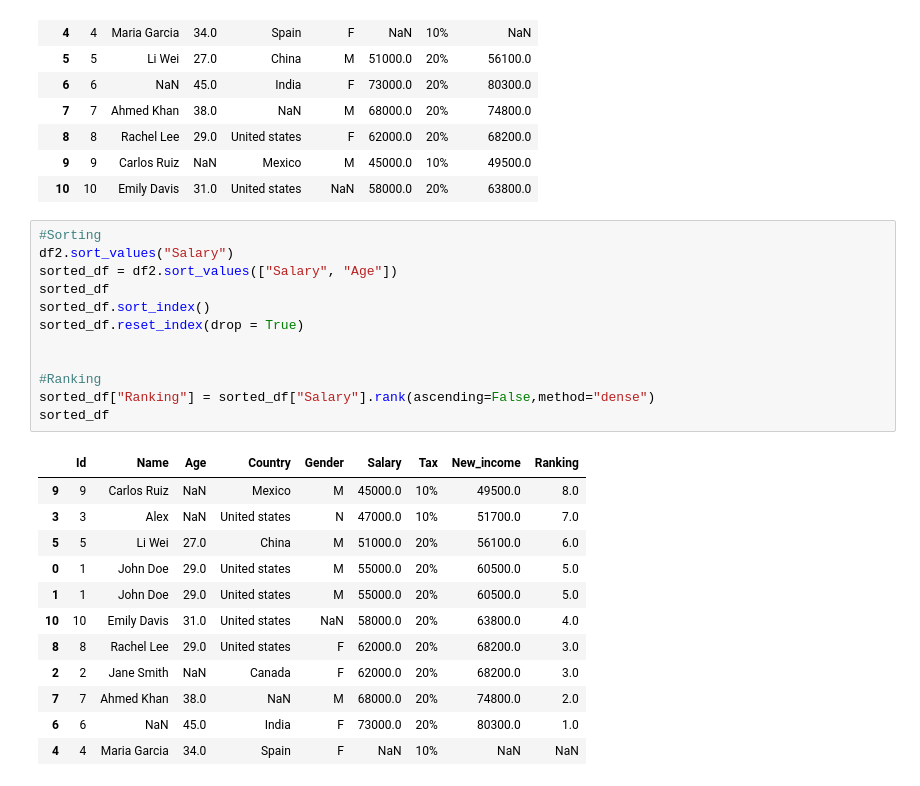
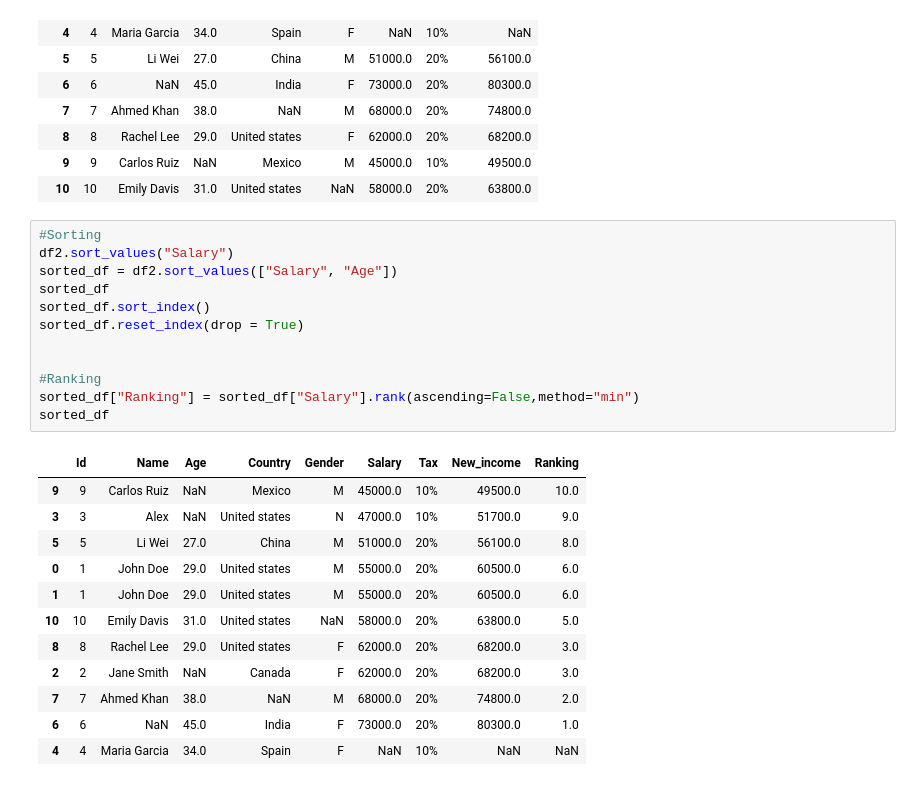
Before and after one commit to Vaibhavsharma001/python-practice, a Jupyter notebook: PYTHON LIBRARIES/PANDAS/8_data_transformation.ipynb, the cells around one changed output. Cells and saved outputs as stored; diff of their text form.

Commit message:
feat: reset execution counts and update ranking method in data transformation notebook

```diff
--- a/PYTHON LIBRARIES/PANDAS/8_data_transformation.ipynb
+++ b/PYTHON LIBRARIES/PANDAS/8_data_transformation.ipynb
@@ -139,23 +139,23 @@ df2.rename(index = {1: "First"})
 # %%
 #Sorting
 df2.sort_values("Salary")
 sorted_df = df2.sort_values(["Salary", "Age"])
 sorted_df
 sorted_df.sort_index()
 sorted_df.reset_index(drop = True)
 
 
 #Ranking
-sorted_df["Ranking"] = sorted_df["Salary"].rank(ascending=False,method="dense")
+sorted_df["Ranking"] = sorted_df["Salary"].rank(ascending=False,method="min")
 sorted_df
 # %% [output]
 |  | Id | Name | Age | Country | Gender | Salary | Tax | New_income | Ranking |
-| 9 | 9 | Carlos Ruiz | NaN | Mexico | M | 45000.0 | 10% | 49500.0 | 8.0 |
-| 3 | 3 | Alex | NaN | United states | N | 47000.0 | 10% | 51700.0 | 7.0 |
-| 5 | 5 | Li Wei | 27.0 | China | M | 51000.0 | 20% | 56100.0 | 6.0 |
-| 0 | 1 | John Doe | 29.0 | United states | M | 55000.0 | 20% | 60500.0 | 5.0 |
-| 1 | 1 | John Doe | 29.0 | United states | M | 55000.0 | 20% | 60500.0 | 5.0 |
-| 10 | 10 | Emily Davis | 31.0 | United states | NaN | 58000.0 | 20% | 63800.0 | 4.0 |
+| 9 | 9 | Carlos Ruiz | NaN | Mexico | M | 45000.0 | 10% | 49500.0 | 10.0 |
+| 3 | 3 | Alex | NaN | United states | N | 47000.0 | 10% | 51700.0 | 9.0 |
+| 5 | 5 | Li Wei | 27.0 | China | M | 51000.0 | 20% | 56100.0 | 8.0 |
+| 0 | 1 | John Doe | 29.0 | United states | M | 55000.0 | 20% | 60500.0 | 6.0 |
+| 1 | 1 | John Doe | 29.0 | United states | M | 55000.0 | 20% | 60500.0 | 6.0 |
+| 10 | 10 | Emily Davis | 31.0 | United states | NaN | 58000.0 | 20% | 63800.0 | 5.0 |
 | 8 | 8 | Rachel Lee | 29.0 | United states | F | 62000.0 | 20% | 68200.0 | 3.0 |
 | 2 | 2 | Jane Smith | NaN | Canada | F | 62000.0 | 20% | 68200.0 | 3.0 |
 | 7 | 7 | Ahmed Khan | 38.0 | NaN | M | 68000.0 | 20% | 74800.0 | 2.0 |
```
